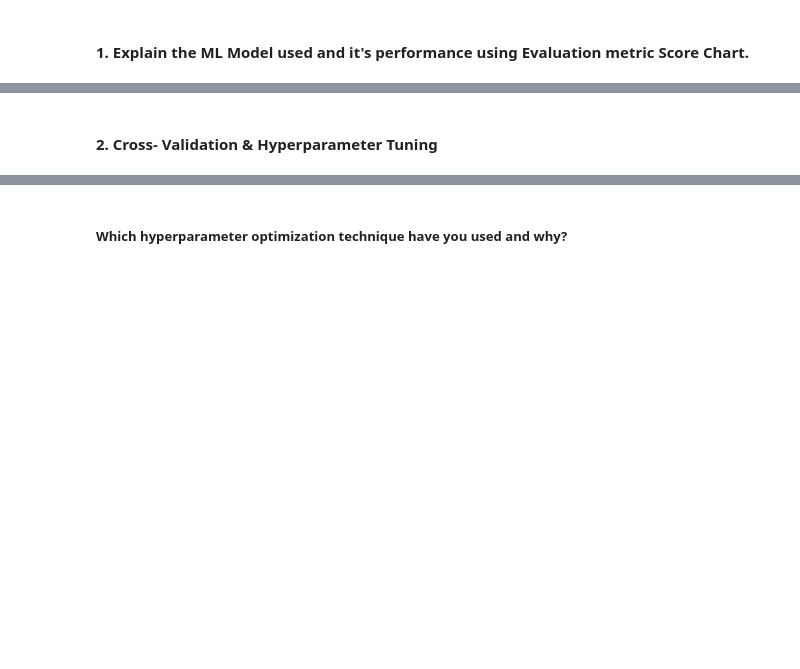
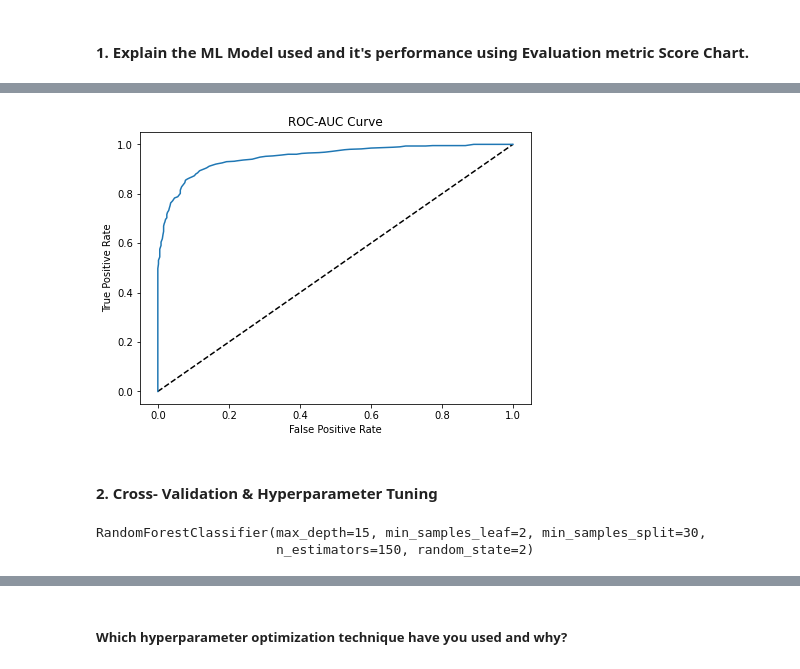
Before and after one commit to Sridharpadhy/Cardiovascular-Risk-Prediction, a Jupyter notebook: Sridhar_ML_Classification_Capstone_Project_Cardiovascular_Risk_Prediction_.ipynb, the cells around one changed output, grey strips where cells are left out. Cells and saved outputs as stored; diff of their text form; code cells hidden in the pictures; blank space fills up the shorter version.

```diff
--- a/Sridhar_ML_Classification_Capstone_Project_Cardiovascular_Risk_Prediction_.ipynb
+++ b/Sridhar_ML_Classification_Capstone_Project_Cardiovascular_Risk_Prediction_.ipynb
@@ -1253,3 +1287,7 @@ Logistic Regression we used as the First model to predict the TenYearCHD.Accurac
+# %%
+rocauc_plot(y_test, rfc_y_pred_proba )
+# %% [output]
+[figure, added]
 # %% [markdown]
 #### 2. Cross- Validation & Hyperparameter Tuning
 # %%
@@ -1260,0 +1310,5 @@ Logistic Regression we used as the First model to predict the TenYearCHD.Accurac
+# %%
+best_model
+# %% [output]
+RandomForestClassifier(max_depth=15, min_samples_leaf=2, min_samples_split=30,
+                       n_estimators=150, random_state=2)
```
Also changed, not shown: parts of 80 cells of this notebook.
